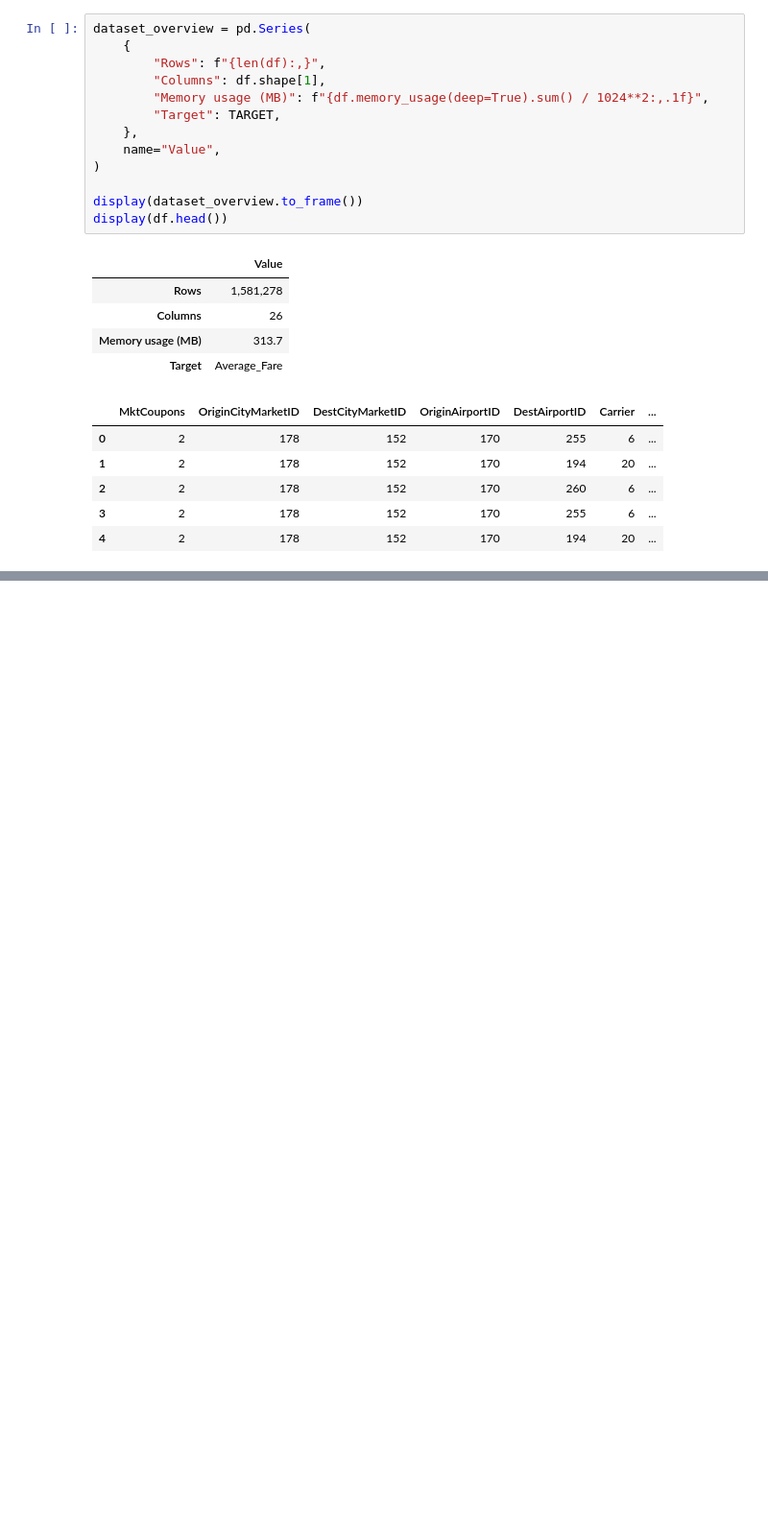
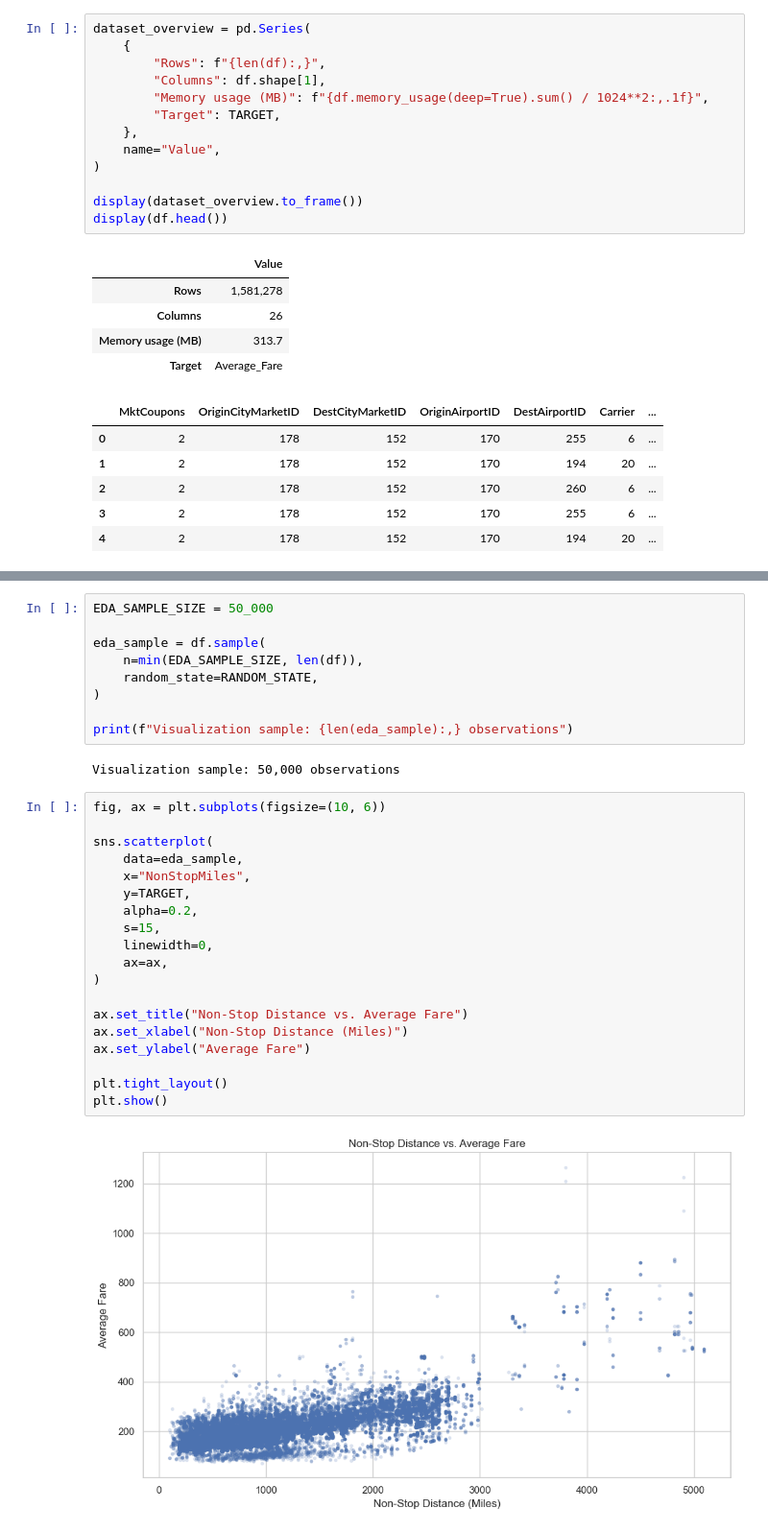
Before and after one commit to eldarhasanly/analysis-of-factors-influencing-airline-ticket-prices-using-statistical-and-machine-learning-methods, a Jupyter notebook: notebooks/airline_fare_analysis.ipynb, the cells around one changed output, grey strips where cells are left out. Shown at 96% size. Saved outputs shown, nothing was run; the diff lists cells and outputs as text; blank space fills up the shorter version.

```diff
--- a/notebooks/airline_fare_analysis.ipynb
+++ b/notebooks/airline_fare_analysis.ipynb
@@ -132,0 +409,32 @@ display(df.head())
+# %%
+EDA_SAMPLE_SIZE = 50_000
+
+eda_sample = df.sample(
+    n=min(EDA_SAMPLE_SIZE, len(df)),
+    random_state=RANDOM_STATE,
+)
+
+print(f"Visualization sample: {len(eda_sample):,} observations")
+# %% [output]
+Visualization sample: 50,000 observations
+# %%
+fig, ax = plt.subplots(figsize=(10, 6))
+
+sns.scatterplot(
+    data=eda_sample,
+    x="NonStopMiles",
+    y=TARGET,
+    alpha=0.2,
+    s=15,
+    linewidth=0,
+    ax=ax,
+)
+
+ax.set_title("Non-Stop Distance vs. Average Fare")
+ax.set_xlabel("Non-Stop Distance (Miles)")
+ax.set_ylabel("Average Fare")
+
+plt.tight_layout()
+plt.show()
+# %% [output]
+[figure, added]
```
Also changed, not shown: parts of 24 cells of this notebook.
